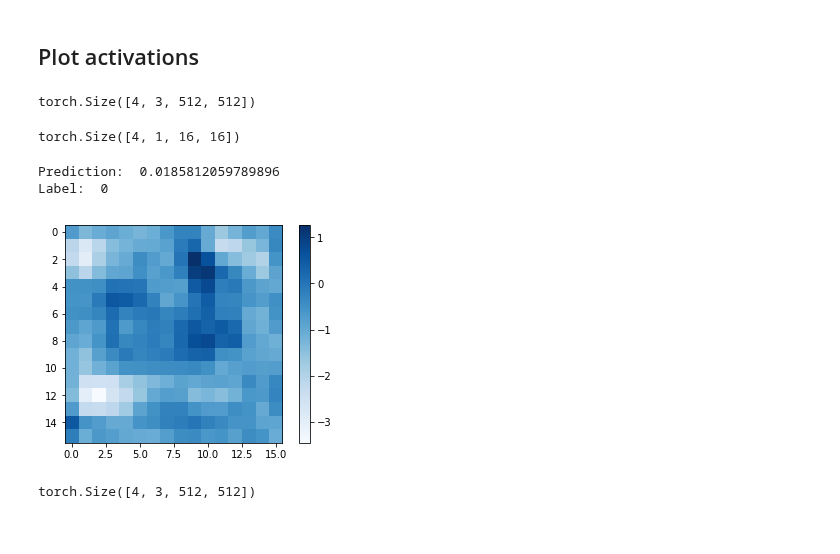
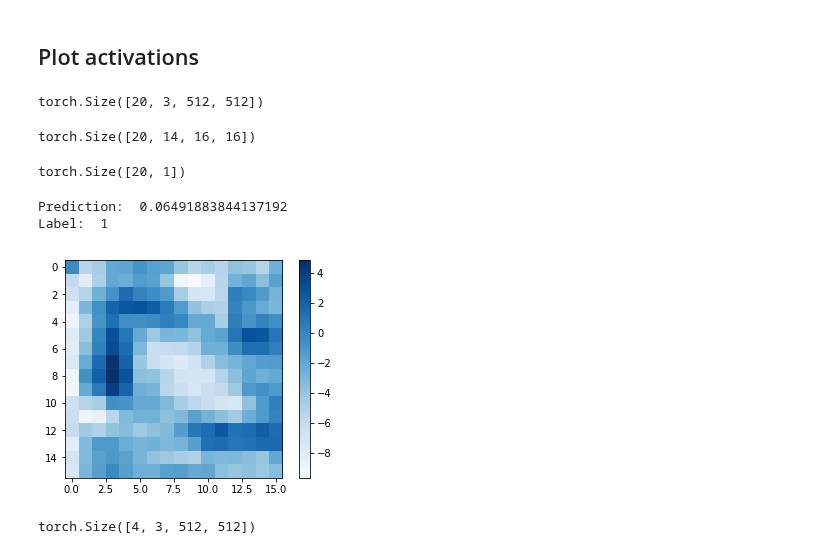
Before and after one commit to pdpino/cxr8, a Jupyter notebook: Training.ipynb, the cells around one changed output. Cells and saved outputs as stored; diff of their text form; code cells hidden in the pictures.

```diff
--- a/Training.ipynb
+++ b/Training.ipynb
@@ -154,0 +214,5 @@ image.size(), bboxes_found, bboxes_diseases
+# %%
+image_name = "00010277_000.png"
+# %%
+image, gt, prediction, bboxes, activation = gen_image_with_bbox(dataset, image_name, chosen_diseases)
+image.shape, gt.shape, prediction.shape, bboxes, activation.shape
@@ -157,36 +350,43 @@ writer.add_images("test-images-2", all_images[:10], global_step=N_EPOCHS)
 # %% [markdown]
 ## Plot activations
 # %%
-images, labels, _, _, _ = next(iter(train_dataloader))
+images, labels, _, _, _ = next(iter(dataloader))
 images = images.to(device)
 images.size()
 # %% [output]
-torch.Size([4, 3, 512, 512])
+torch.Size([20, 3, 512, 512])
 # %%
-pred, embedding, activation = model(images)
-activation.size()
+with torch.no_grad():
+    pred, embedding, activation = model(images)
-# %% [output]
-torch.Size([4, 1, 16, 16])
+# %%
+activation.size()
+# %% [output]
+torch.Size([20, 14, 16, 16])
 # %%
 images = images.cpu()
 activation = activation.cpu()
 # %%
 import matplotlib.pyplot as plt
+# %%
+labels.size()
+# %% [output]
+torch.Size([20, 1])
 # %%
 image_idx = 0
+disease_idx = 0
 
-prediction = pred[image_idx].item()
-label = labels[image_idx].item()
+prediction = pred[image_idx, disease_idx].item()
+label = labels[image_idx, disease_idx].item()
 
-plt.imshow(activation[image_idx][0], cmap="Blues")
+plt.imshow(activation[image_idx, disease_idx], cmap="Blues")
 plt.colorbar()
 
 print("Prediction: ", prediction)
 print("Label: ", label)
 # %% [output]
-Prediction:  0.0185812059789896
-Label:  0
+Prediction:  0.06491883844137192
+Label:  1
-[figure, old version]
+[figure, new version]
 # %%
 images.size()
 # %% [output]
```
Also changed, not shown: parts of 31 cells of this notebook, 7 other files.
